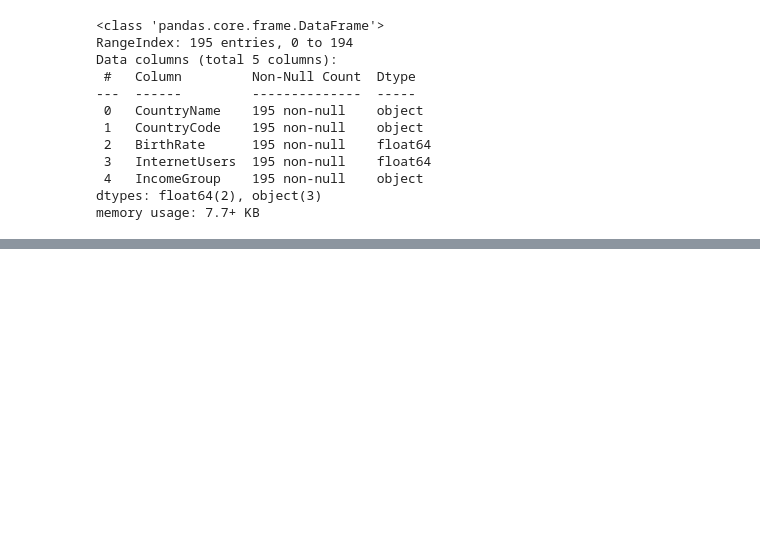
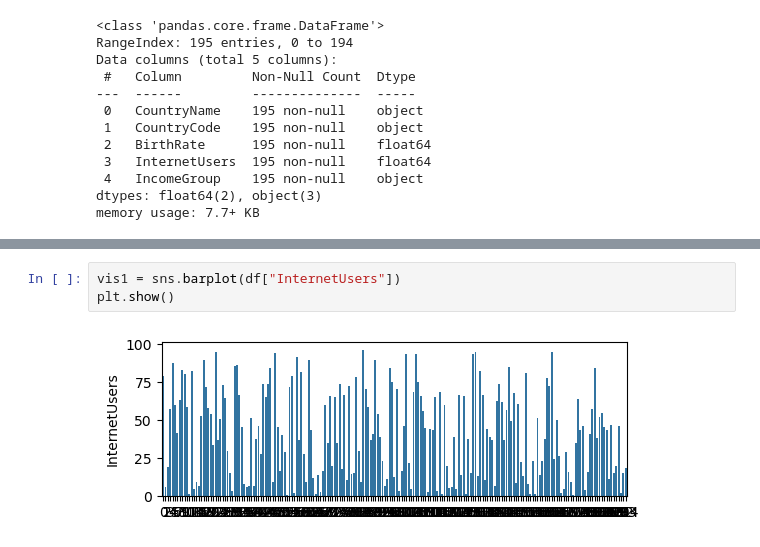
Before and after one commit to sivahere4cloud/ai-journey, a Jupyter notebook: 04-pandas/pandas_Introduction.ipynb, the cells around one changed output, grey strips where cells are left out. Drawn from its saved outputs; the diff is of its cells as text; blank space fills up the shorter version.

```diff
--- a/04-pandas/pandas_Introduction.ipynb
+++ b/04-pandas/pandas_Introduction.ipynb
@@ -109,0 +563,5 @@ memory usage: 7.7+ KB
+# %%
+vis1 = sns.barplot(df["InternetUsers"])
+plt.show()
+# %% [output]
+[figure, added]
```
Also changed, not shown: parts of 45 cells of this notebook.
